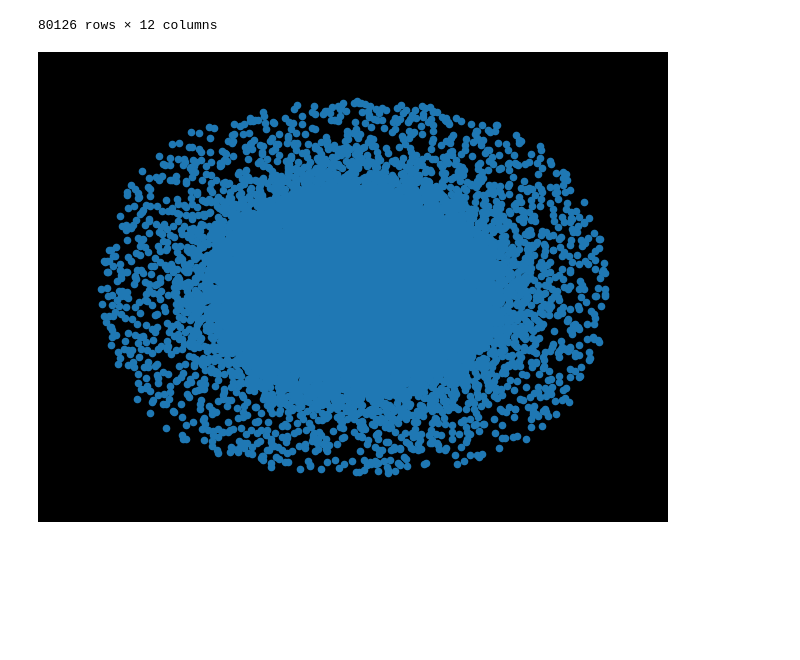
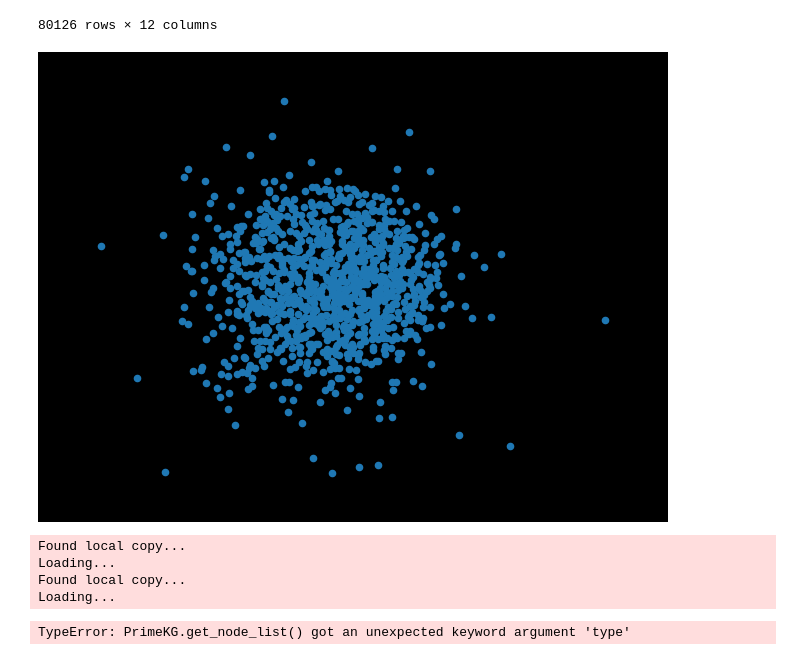
Before and after one commit to philliphan3532/network-analysis-project, a Jupyter notebook: test.ipynb, the cells around one changed output. Cells and saved outputs as stored; diff of their text form; code cells hidden in the pictures; blank space fills up the shorter version.

```diff
--- a/test.ipynb
+++ b/test.ipynb
@@ -128,15 +128,15 @@ disease_drug_subgraph = prune_by_node_types(
 )
 # %%
 # If your graph is huge, take a small subgraph to view:
-H = G.subgraph(list(G.nodes)[:10000])
+H = G.subgraph(list(G.nodes)[:1000])
 
 pos = nx.spring_layout(H, k=0.35, seed=42)  # force-directed layout
 
 nx.draw_networkx_nodes(H, pos, node_size=20)
 nx.draw_networkx_edges(H, pos, alpha=0.25, width=0.5, arrows=False)
 
 plt.axis("off")
 plt.tight_layout()
 plt.show()
 # %% [output]
-[figure, old version]
+[figure, new version]
@@ -142,0 +161,19 @@ plt.show()
+# %%
+from tdc.resource import PrimeKG
+data = PrimeKG(path = './data')
+drug_feature = data.get_features(feature_type = 'drug')
+data.to_nx()
+
+data.get_node_list(type = 'disease')
+
+# Draw the graph
+nx.draw(G, with_labels=True, node_color='lightblue', node_size=1500, font_size=12)
+
+# Show it
+plt.show()
+# %% [output]
+Found local copy...
+Loading...
+Found local copy...
+Loading...
+TypeError: PrimeKG.get_node_list() got an unexpected keyword argument 'type'
```
Also changed, not shown: parts of 1 cell of this notebook, 2 other files.
